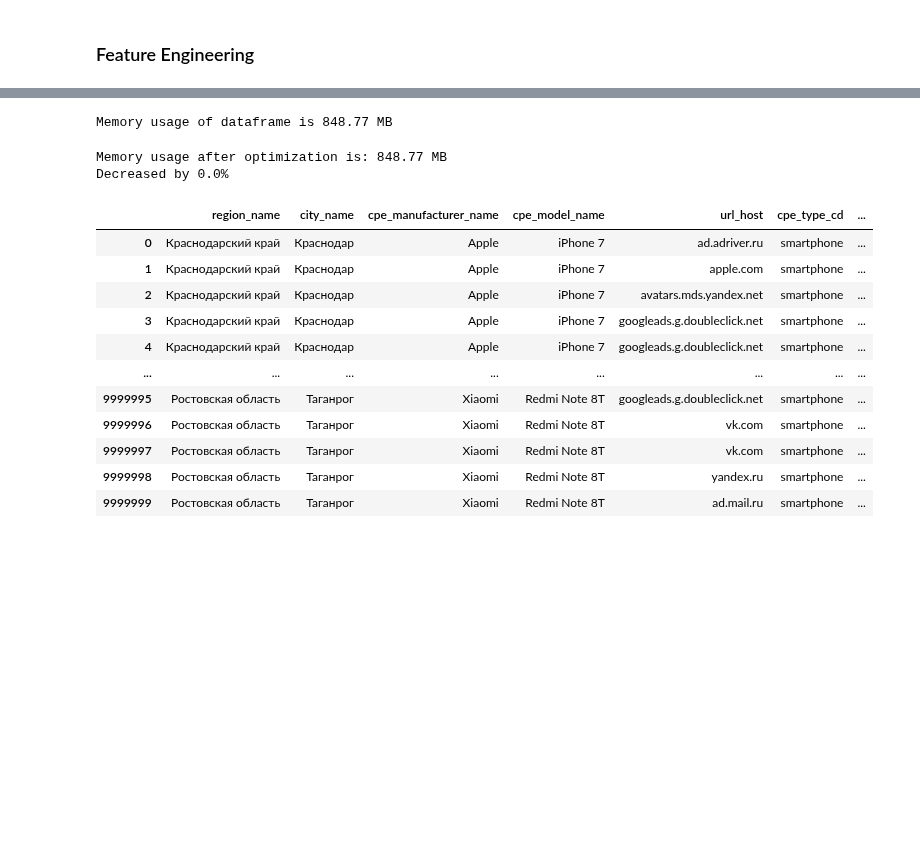
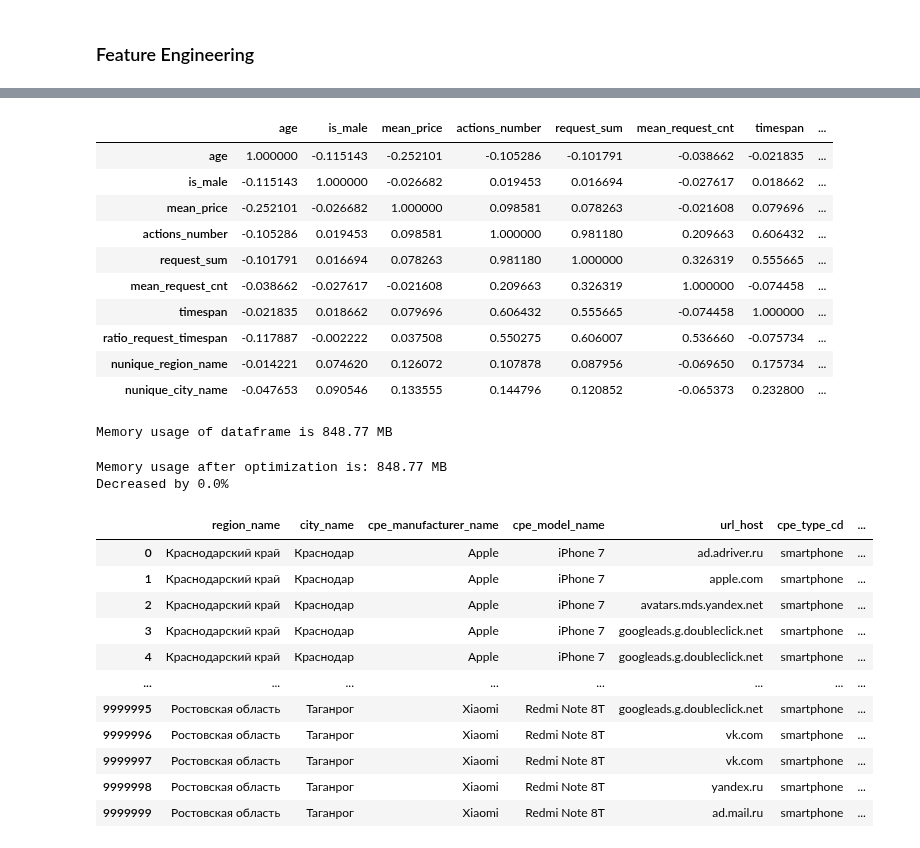
Before and after one commit to shockless/mts-ml-cup, a Jupyter notebook: sandbox/catboost_baseline.ipynb, the cells around one changed output, grey strips where cells are left out. Saved outputs shown, nothing was run; the diff lists cells and outputs as text; code cells hidden in the pictures; blank space fills up the shorter version.

```diff
--- a/sandbox/catboost_baseline.ipynb
+++ b/sandbox/catboost_baseline.ipynb
@@ -48,7 +48,7 @@ torch.cuda.manual_seed_all(random_state)
 # )
 # df
 df = pandas_reduce_mem_usage(
-        pd.read_parquet(f'../ten_millions.parquet')
+        pd.read_parquet(f'../10m.parquet')
 )
 df
 # %% [output]
@@ -76,0 +71,5 @@ Decreased by 0.0%
+# %%
+df["is_male"] = df["is_male"].fillna(value=np.nan)
+df.loc[df["is_male"] == "NA", "is_male"] = np.nan
+df["is_male"] = df["is_male"].astype(np.float32)
+df
@@ -174,3 +327,17 @@ Decreased by 0.0%
+# %%
+userfe.df.corr()
+# %% [output]
+|  | age | is_male | mean_price | actions_number | request_sum | mean_request_cnt | timespan | ... |
+| age | 1.000000 | -0.115143 | -0.252101 | -0.105286 | -0.101791 | -0.038662 | -0.021835 | ... |
+| is_male | -0.115143 | 1.000000 | -0.026682 | 0.019453 | 0.016694 | -0.027617 | 0.018662 | ... |
+| mean_price | -0.252101 | -0.026682 | 1.000000 | 0.098581 | 0.078263 | -0.021608 | 0.079696 | ... |
+| actions_number | -0.105286 | 0.019453 | 0.098581 | 1.000000 | 0.981180 | 0.209663 | 0.606432 | ... |
+| request_sum | -0.101791 | 0.016694 | 0.078263 | 0.981180 | 1.000000 | 0.326319 | 0.555665 | ... |
+| mean_request_cnt | -0.038662 | -0.027617 | -0.021608 | 0.209663 | 0.326319 | 1.000000 | -0.074458 | ... |
+| timespan | -0.021835 | 0.018662 | 0.079696 | 0.606432 | 0.555665 | -0.074458 | 1.000000 | ... |
+| ratio_request_timespan | -0.117887 | -0.002222 | 0.037508 | 0.550275 | 0.606007 | 0.536660 | -0.075734 | ... |
+| nunique_region_name | -0.014221 | 0.074620 | 0.126072 | 0.107878 | 0.087956 | -0.069650 | 0.175734 | ... |
+| nunique_city_name | -0.047653 | 0.090546 | 0.133555 | 0.144796 | 0.120852 | -0.065373 | 0.232800 | ... |
 # %%
 df = clean_os_type(df)
 df = pandas_reduce_mem_usage(df)
```
Also changed, not shown: parts of 23 cells of this notebook, 1 other file.
